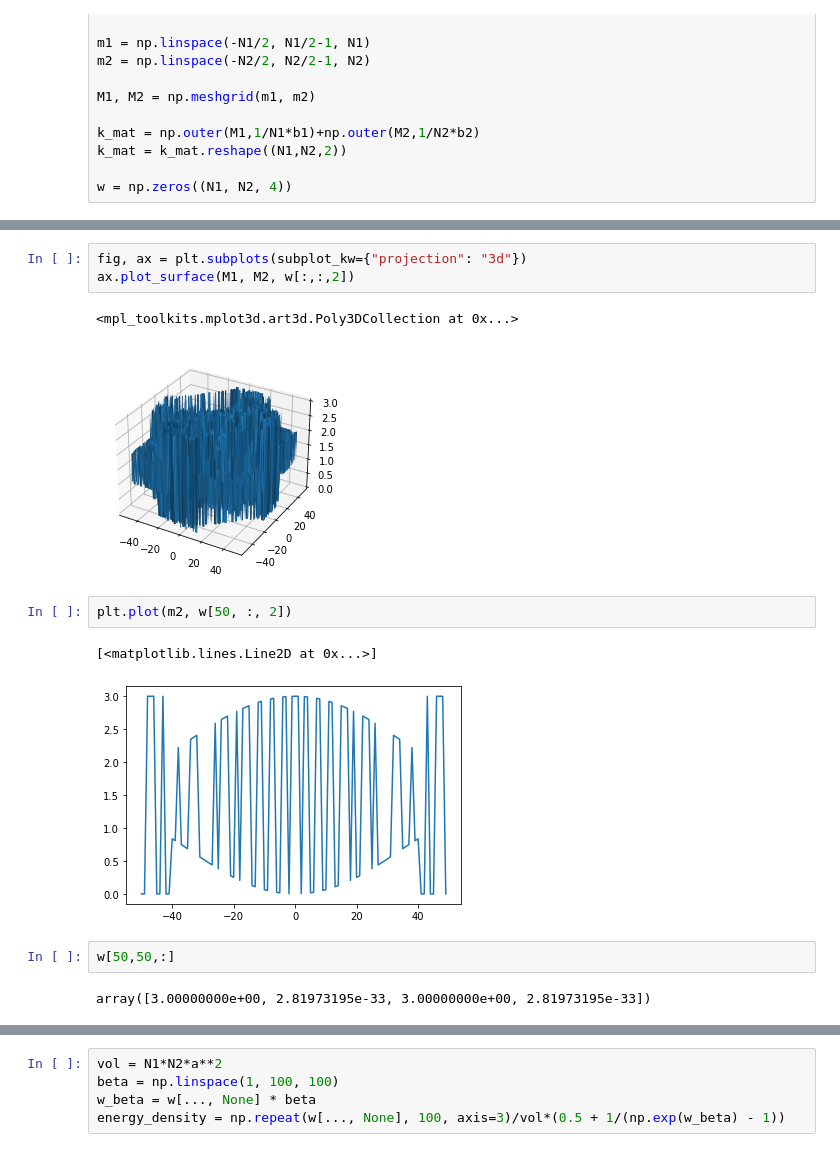
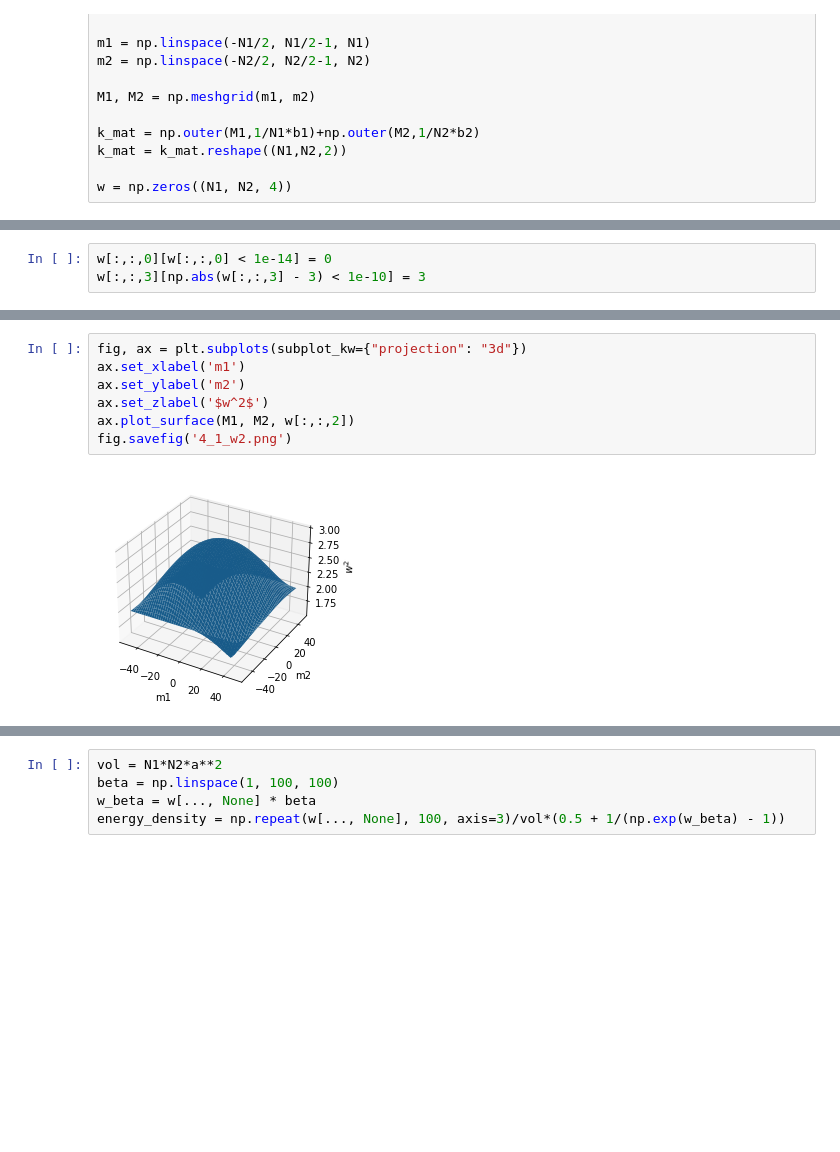
Before and after one commit to FlipperCoin/solid-state, a Jupyter notebook: hw3/hw3.ipynb, the cells around one changed output, grey strips where cells are left out. Drawn from its saved outputs; the diff is of its cells as text; blank space fills up the shorter version.

```diff
--- a/hw3/hw3.ipynb
+++ b/hw3/hw3.ipynb
@@ -71,0 +68,3 @@ for i in range(k_mat.shape[0]):
+# %%
+w[:,:,0][w[:,:,0] < 1e-14] = 0
+w[:,:,3][np.abs(w[:,:,3] - 3) < 1e-10] = 3
@@ -72,15 +122,9 @@ for i in range(k_mat.shape[0]):
 # %%
 fig, ax = plt.subplots(subplot_kw={"projection": "3d"})
+ax.set_xlabel('m1')
+ax.set_ylabel('m2')
+ax.set_zlabel('$w^2$')
 ax.plot_surface(M1, M2, w[:,:,2])
+fig.savefig('4_1_w2.png')
 # %% [output]
-<mpl_toolkits.mplot3d.art3d.Poly3DCollection at 0x...>
-[figure, old version]
+[figure, new version]
-# %%
-plt.plot(m2, w[50, :, 2])
-# %% [output]
-[<matplotlib.lines.Line2D at 0x...>]
-[figure, removed]
-# %%
-w[50,50,:]
-# %% [output]
-array([3.00000000e+00, 2.81973195e-33, 3.00000000e+00, 2.81973195e-33])
```
Also changed, not shown: parts of 18 cells of this notebook, 1 other file.
